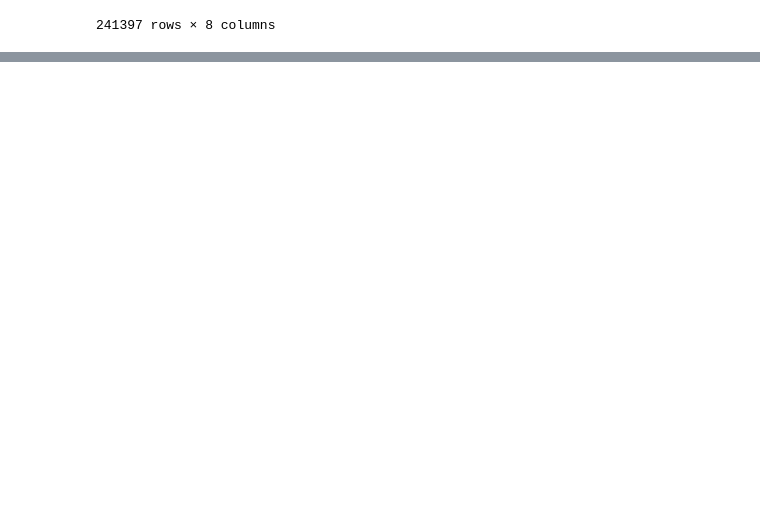
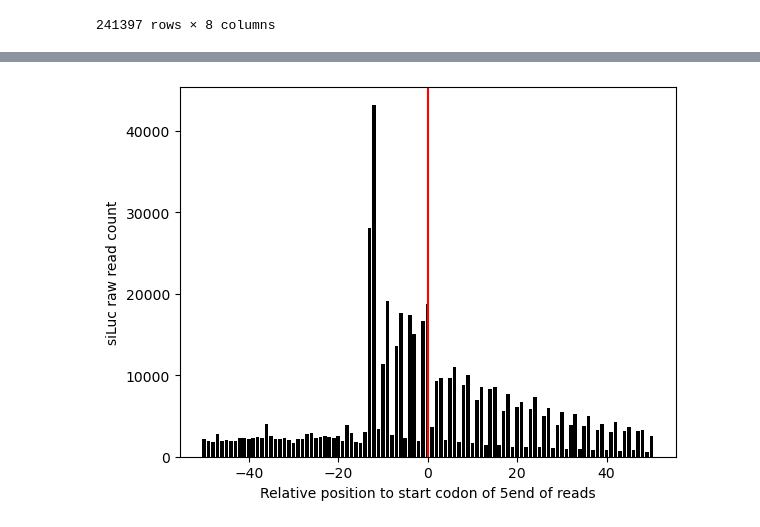
Before and after one commit to yeekyung/MYK_bioinformatics, a Jupyter notebook: CoLab_TermProj_2024_2.ipynb, the cells around one changed output, grey strips where cells are left out. Cells and saved outputs as stored; diff of their text form; code cells hidden in the pictures; blank space fills up the shorter version.

Commit message:
add RPF histogram_re push

```diff
--- a/CoLab_TermProj_2024_2.ipynb
+++ b/CoLab_TermProj_2024_2.ipynb
@@ -408,3 +408,6 @@ rpf_re2
 | 247923 | chrY | 88065994 | 88065995 | 1 | 88065992 | 88066124 | ENSMUST00000187146.2 | 88066006 |
 | 247924 | chrY | 88066066 | 88066067 | 1 | 88065992 | 88066124 | ENSMUST00000187146.2 | 88066006 |
 241397 rows × 8 columns
+# %%
+rpf_re2['pos'] = rpf_re2['coor1'] - rpf_re2['cdsStart']
+rpf_re2
@@ -410,0 +433,10 @@ rpf_re2
+# %%
+grouped = rpf_re2.groupby('pos')['depth'].sum().reset_index()
+grouped = grouped[(grouped['pos'] >= -50) & (grouped['pos'] <= 50)]
+plt.bar(grouped['pos'], grouped['depth'], color = 'k', edgecolor = None)
+plt.xlabel('Relative position to start codon of 5end of reads')
+plt.ylabel('siLuc raw read count')
+plt.axvline(x=0, color = 'r', linestyle = '-')
+plt.show()
+# %% [output]
+[figure, added]
```
Also changed, not shown: parts of 1 cell of this notebook.
